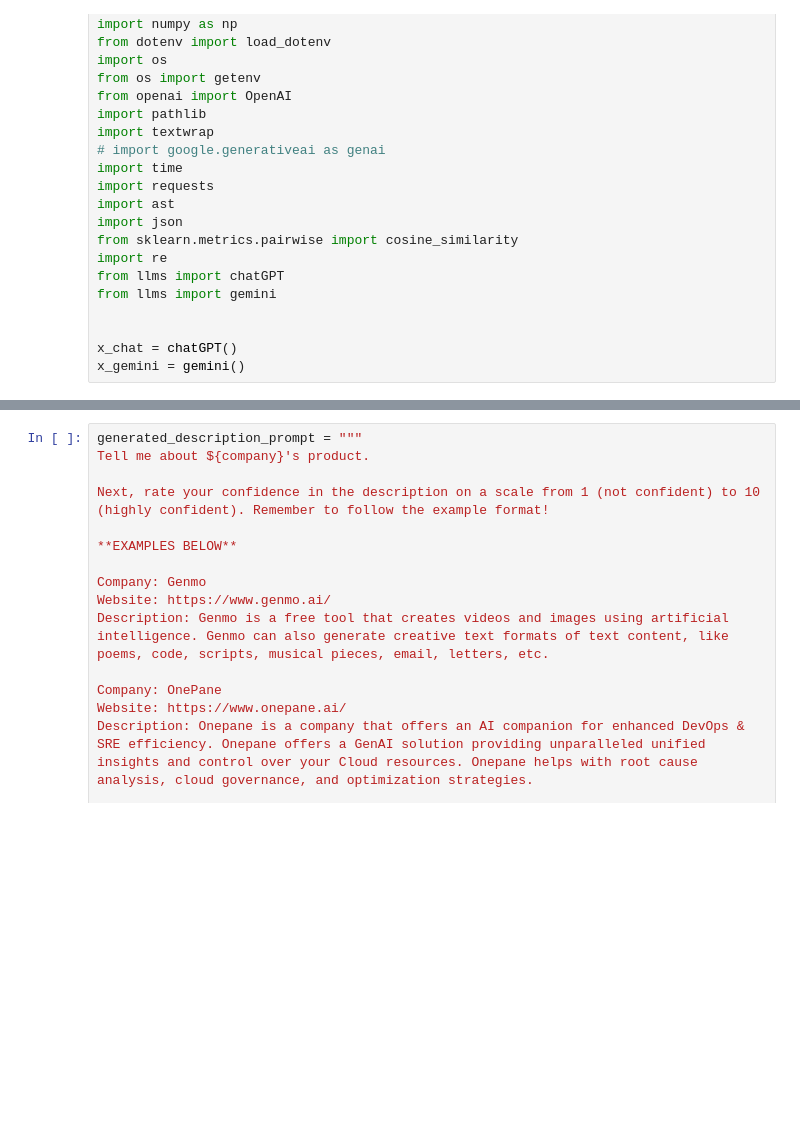
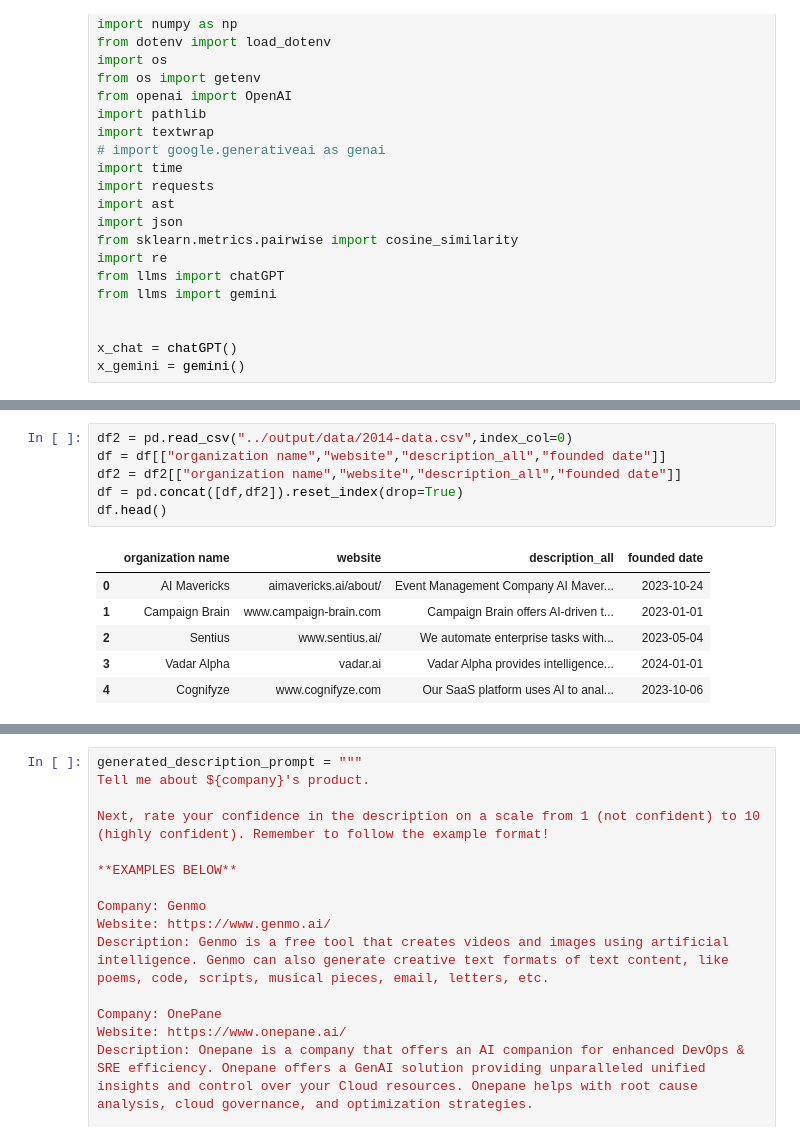
Before and after one commit to Julia-Susser/AI-Startup-Impact-on-US-Labor-Economy-via-Task-Automation, a Jupyter notebook: src/prompting.ipynb, the cells around one changed output, grey strips where cells are left out. Drawn from its saved outputs; the diff is of its cells as text; blank space fills up the shorter version.

```diff
--- a/src/prompting.ipynb
+++ b/src/prompting.ipynb
@@ -45,0 +42,13 @@ POST 0
+# %%
+df2 = pd.read_csv("../output/data/2014-data.csv",index_col=0)
+df = df[["organization name","website","description_all","founded date"]]
+df2 = df2[["organization name","website","description_all","founded date"]]
+df = pd.concat([df,df2]).reset_index(drop=True)
+df.head()
+# %% [output]
+|  | organization name | website | description_all | founded date |
+| 0 | AI Mavericks | aimavericks.ai/about/ | Event Management Company AI Maver... | 2023-10-24 |
+| 1 | Campaign Brain | www.campaign-brain.com | Campaign Brain offers AI-driven t... | 2023-01-01 |
+| 2 | Sentius | www.sentius.ai/ | We automate enterprise tasks with... | 2023-05-04 |
+| 3 | Vadar Alpha | vadar.ai | Vadar Alpha provides intelligence... | 2024-01-01 |
+| 4 | Cognifyze | www.cognifyze.com | Our SaaS platform uses AI to anal... | 2023-10-06 |
```
Also changed, not shown: parts of 19 cells of this notebook, 3 other files.
